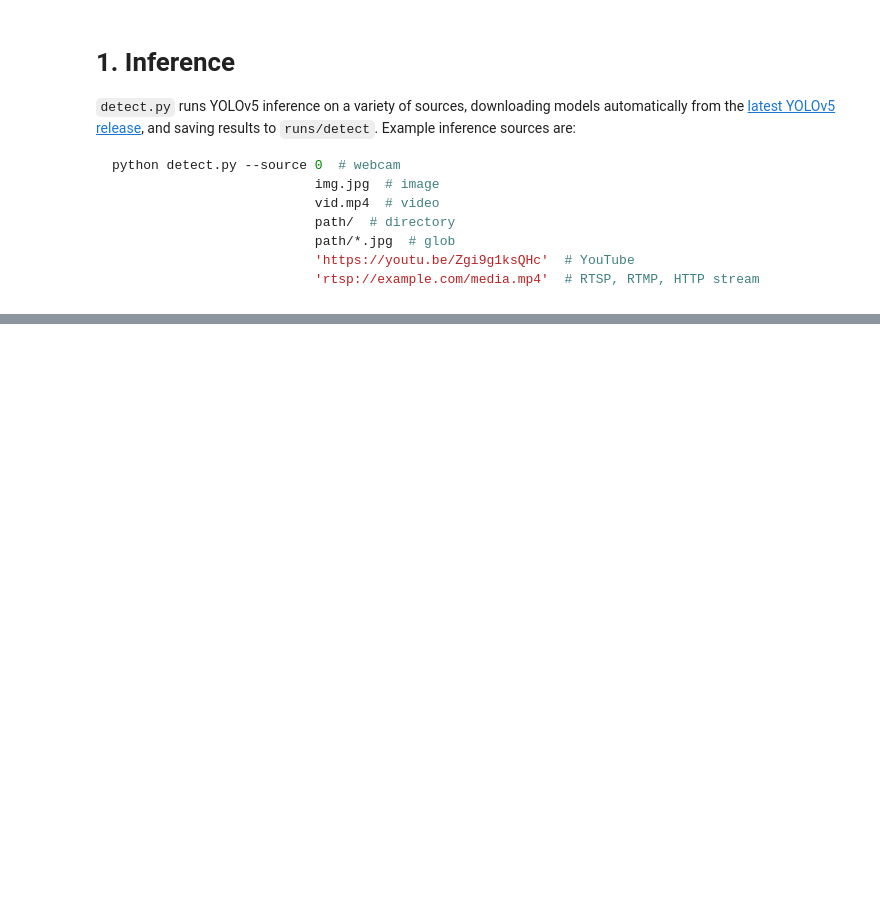
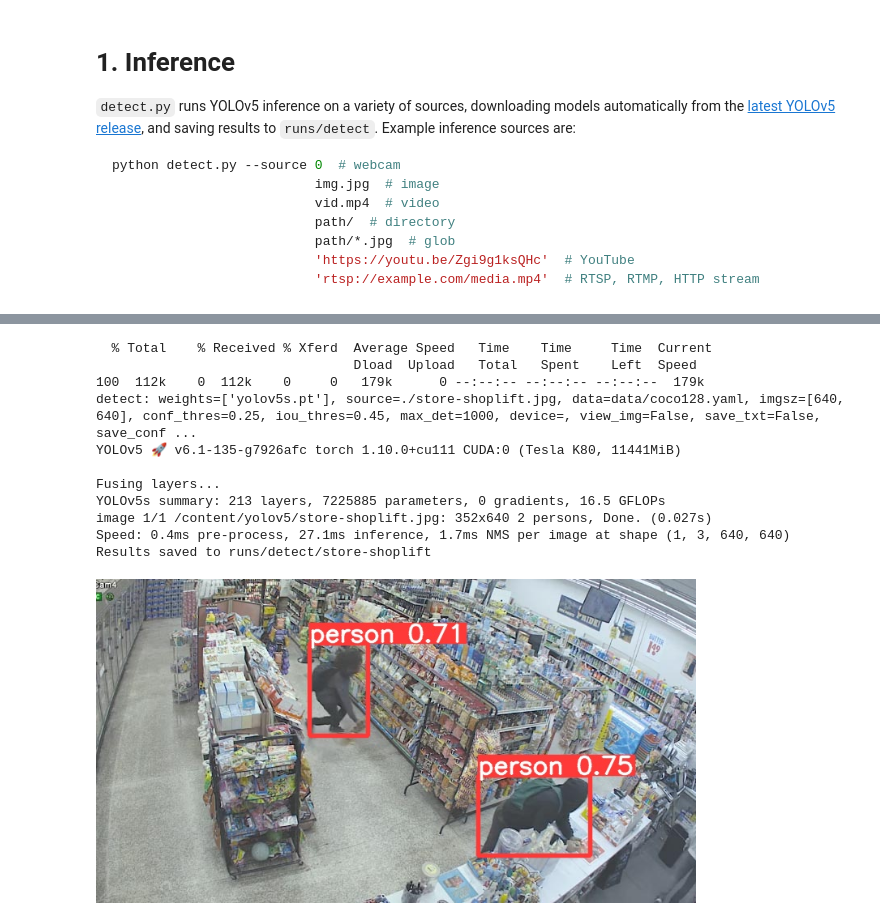
Before and after one commit to aref-mehran/colab, a Jupyter notebook: YOLOv5_Tutorial.ipynb, the cells around one changed output, grey strips where cells are left out. Cells and saved outputs as stored; diff of their text form; code cells hidden in the pictures; blank space fills up the shorter version.

```diff
--- a/YOLOv5_Tutorial.ipynb
+++ b/YOLOv5_Tutorial.ipynb
@@ -259,0 +101,17 @@ for b, m in zip([64, 64, 64, 32, 16], ['yolov5n', 'yolov5s', 'yolov5m', 'yolov5l
+# %%
+!curl -O  https://www.thatsnonsense.com/wp-content/uploads/2019/07/store-shoplift.jpg
+!python detect.py --weights yolov5s.pt   --conf 0.25 --name store-shoplift --source ./store-shoplift.jpg
+display.Image(filename='runs/detect/store-shoplift/store-shoplift.jpg', width=600)
+# %% [output]
+  % Total    % Received % Xferd  Average Speed   Time    Time     Time  Current
+                                 Dload  Upload   Total   Spent    Left  Speed
+100  112k    0  112k    0     0   179k      0 --:--:-- --:--:-- --:--:--  179k
+detect: weights=['yolov5s.pt'], source=./store-shoplift.jpg, data=data/coco128.yaml, imgsz=[640, 640], conf_thres=0.25, iou_thres=0.45, max_det=1000, device=, view_img=False, save_txt=False, save_conf ...
+YOLOv5 🚀 v6.1-135-g7926afc torch 1.10.0+cu111 CUDA:0 (Tesla K80, 11441MiB)
+
+Fusing layers...
+YOLOv5s summary: 213 layers, 7225885 parameters, 0 gradients, 16.5 GFLOPs
+image 1/1 /content/yolov5/store-shoplift.jpg: 352x640 2 persons, Done. (0.027s)
+Speed: 0.4ms pre-process, 27.1ms inference, 1.7ms NMS per image at shape (1, 3, 640, 640)
+Results saved to runs/detect/store-shoplift
+[figure, added]
```
Also changed, not shown: parts of 32 cells of this notebook.
